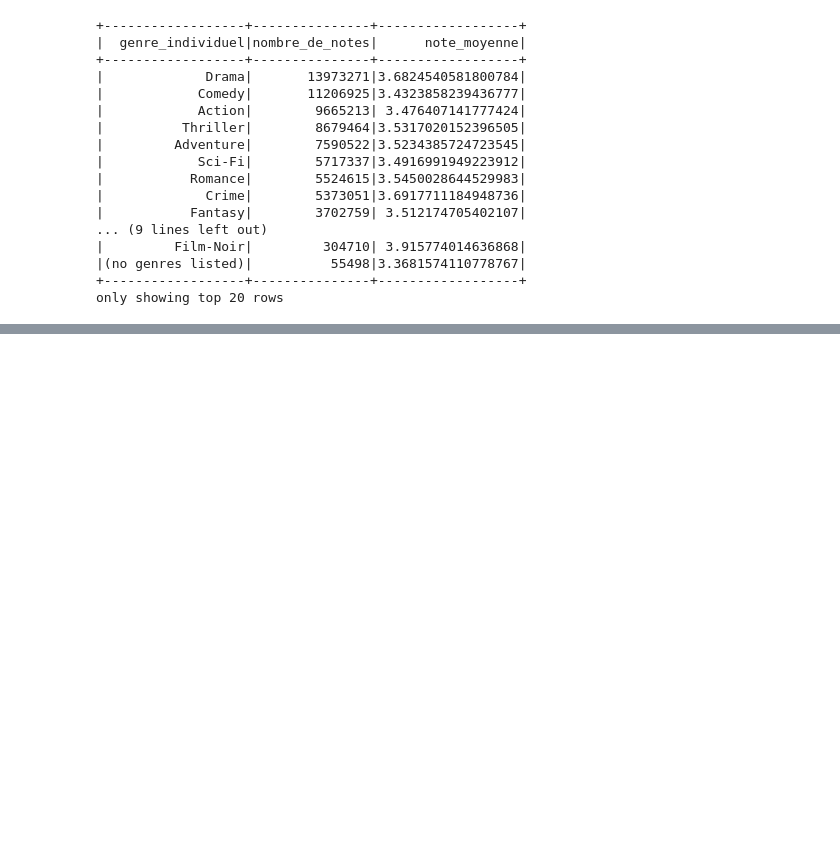
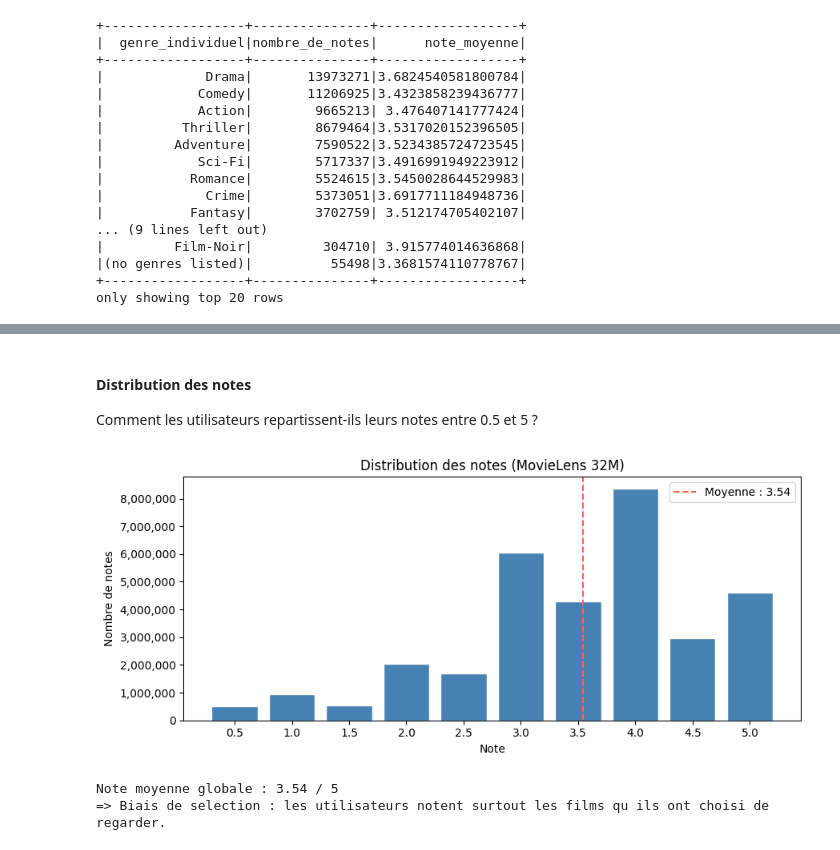
Before and after one commit to helio-aubrun/sparkle-movie, a Jupyter notebook: 01_exploration.ipynb, the cells around one changed output, grey strips where cells are left out. Drawn from its saved outputs; the diff is of its cells as text; code cells hidden in the pictures; blank space fills up the shorter version.

```diff
--- a/01_exploration.ipynb
+++ b/01_exploration.ipynb
@@ -44,0 +49,19 @@ Application ID : local-1773752875883
+# %%
+import os
+import zipfile
+
+ZIP_PATH = "../ml-32m.zip"   # zip déjà téléchargé dans le dossier parent
+DATA_DIR = "ml-32m"
+
+if not os.path.exists(DATA_DIR):
+    print("Extraction du dataset MovieLens 32M...")
+    with zipfile.ZipFile(ZIP_PATH) as z:
+        z.extractall(".")
+    print("Extraction terminée.")
+else:
+    print("Dataset déjà extrait.")
+
+print("Fichiers disponibles :")
+for f in sorted(os.listdir(DATA_DIR)):
+    size_mb = os.path.getsize(os.path.join(DATA_DIR, f)) / (1024 * 1024)
+    print(f"  {f:<20} {size_mb:>8.1f} Mo")
@@ -206,0 +249,26 @@ only showing top 20 rows
+# %% [markdown]
+#### Distribution des notes
+
+Comment les utilisateurs repartissent-ils leurs notes entre 0.5 et 5 ?
+# %%
+rating_dist = df_ratings_final.groupBy('rating').count().orderBy('rating').toPandas()
+note_moyenne = (rating_dist['rating'] * rating_dist['count']).sum() / rating_dist['count'].sum()
+
+plt.figure(figsize=(9, 4))
+plt.bar(rating_dist['rating'], rating_dist['count'], width=0.4, color='steelblue', edgecolor='white')
+plt.axvline(note_moyenne, color='tomato', linestyle='--', linewidth=1.5, label=f'Moyenne : {note_moyenne:.2f}')
+plt.title('Distribution des notes (MovieLens 32M)')
+plt.xlabel('Note')
+plt.ylabel('Nombre de notes')
+plt.xticks([0.5, 1, 1.5, 2, 2.5, 3, 3.5, 4, 4.5, 5])
+plt.gca().yaxis.set_major_formatter(mticker.FuncFormatter(lambda x, _: f'{int(x):,}'))
+plt.legend()
+plt.tight_layout()
+plt.show()
+
+print(f'Note moyenne globale : {note_moyenne:.2f} / 5')
+print('=> Biais de selection : les utilisateurs notent surtout les films qu ils ont choisi de regarder.')
+# %% [output]
+[figure, added]
+Note moyenne globale : 3.54 / 5
+=> Biais de selection : les utilisateurs notent surtout les films qu ils ont choisi de regarder.
```
Also changed, not shown: parts of 16 cells of this notebook.
